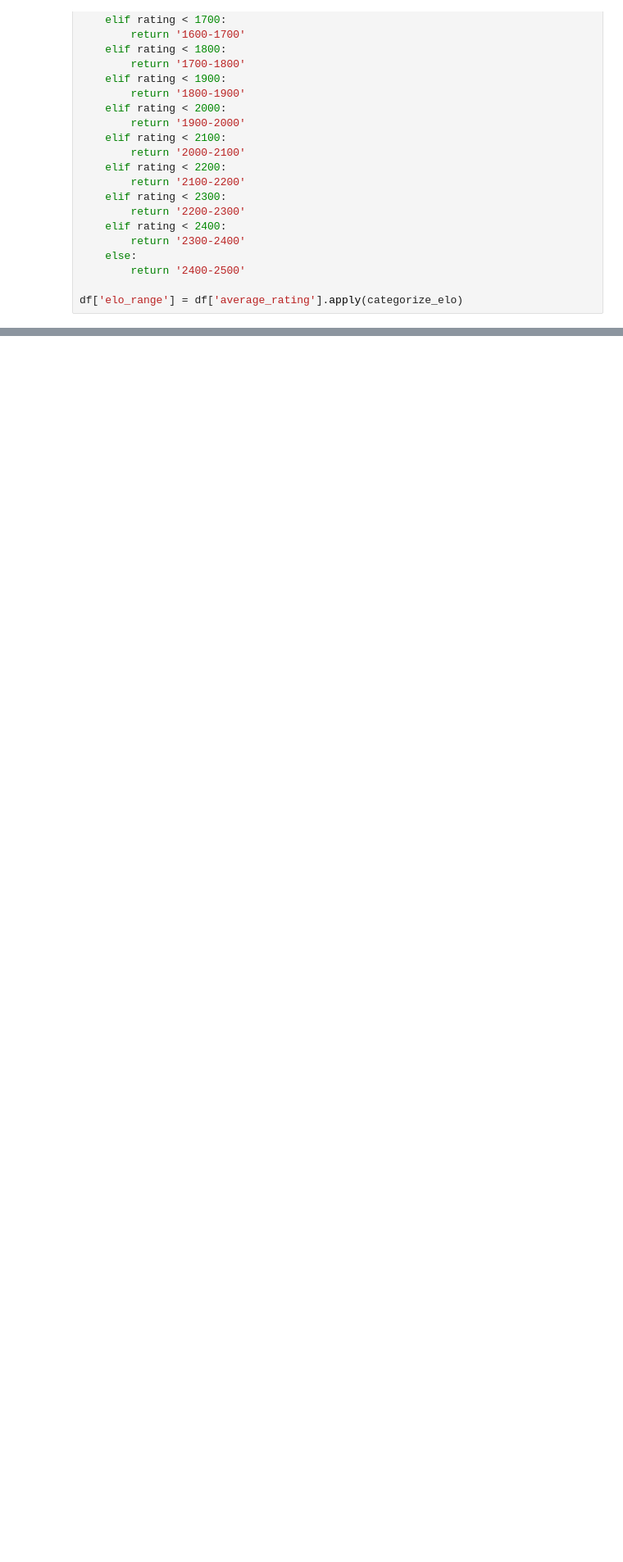
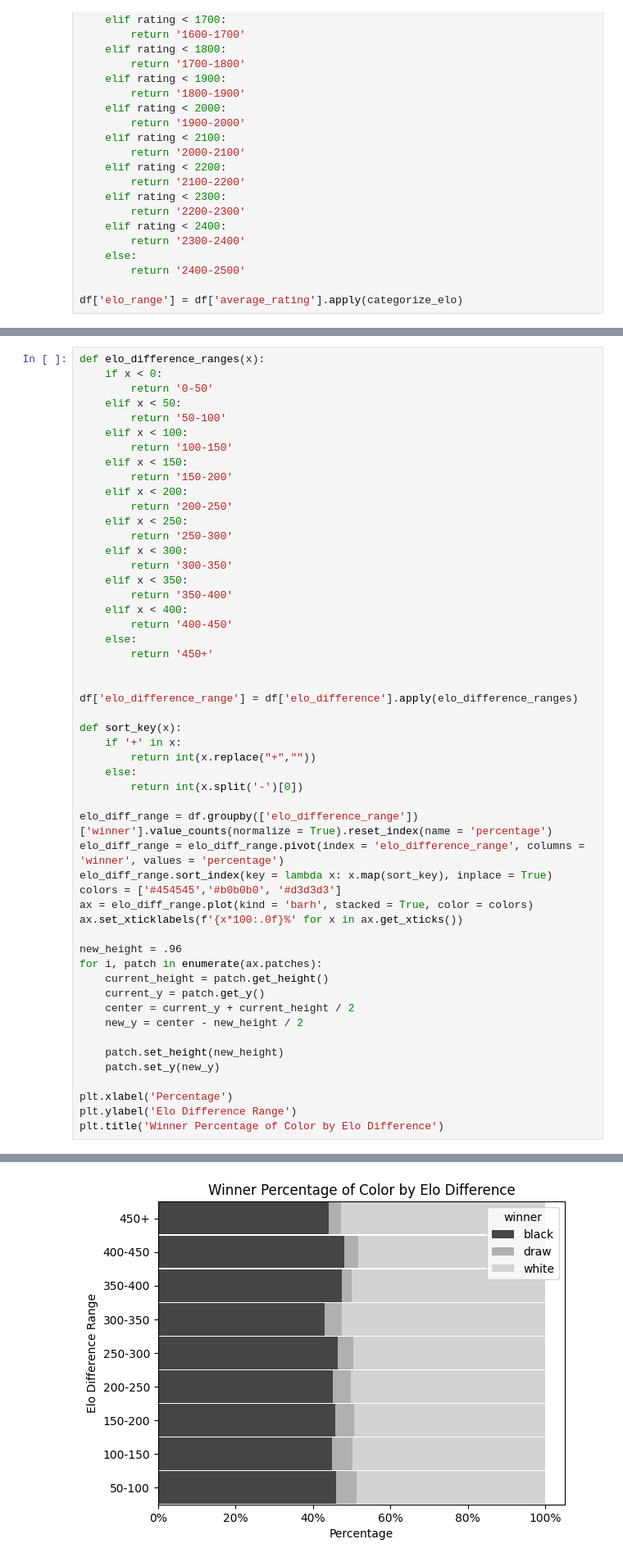
Before and after one commit to ly-daniel/Practice-Projects, a Jupyter notebook: Chess/analyze_chess_games.ipynb, the cells around one changed output, grey strips where cells are left out. Shown at 82% size. Cells and saved outputs as stored; diff of their text form; blank space fills up the shorter version.

```diff
--- a/Chess/analyze_chess_games.ipynb
+++ b/Chess/analyze_chess_games.ipynb
@@ -213,0 +183,53 @@ df_pivot.plot(kind = 'barh', stacked = True)
+# %%
+def elo_difference_ranges(x):
+    if x < 0:
+        return '0-50'
+    elif x < 50:
+        return '50-100'
+    elif x < 100:
+        return '100-150'
+    elif x < 150:
+        return '150-200'
+    elif x < 200:
+        return '200-250'
+    elif x < 250:
+        return '250-300'
+    elif x < 300:
+        return '300-350'
+    elif x < 350:
+        return '350-400'
+    elif x < 400:
+        return '400-450'
+    else:
+        return '450+'
+
+
+df['elo_difference_range'] = df['elo_difference'].apply(elo_difference_ranges)
+
+def sort_key(x):
+    if '+' in x:
+        return int(x.replace("+",""))
+    else:
+        return int(x.split('-')[0])
+
+elo_diff_range = df.groupby(['elo_difference_range'])['winner'].value_counts(normalize = True).reset_index(name = 'percentage')
+elo_diff_range = elo_diff_range.pivot(index = 'elo_difference_range', columns = 'winner', values = 'percentage')
+elo_diff_range.sort_index(key = lambda x: x.map(sort_key), inplace = True)
+colors = ['#454545','#b0b0b0', '#d3d3d3']
+ax = elo_diff_range.plot(kind = 'barh', stacked = True, color = colors)
+ax.set_xticklabels(f'{x*100:.0f}%' for x in ax.get_xticks())
+
+new_height = .96
+for i, patch in enumerate(ax.patches):
+    current_height = patch.get_height()
+    current_y = patch.get_y()
+    center = current_y + current_height / 2
+    new_y = center - new_height / 2
+
+    patch.set_height(new_height)
+    patch.set_y(new_y)
+
+plt.xlabel('Percentage')
+plt.ylabel('Elo Difference Range')
+plt.title('Winner Percentage of Color by Elo Difference')
+# %% [output]
@@ -213,0 +237 @@ df_pivot.plot(kind = 'barh', stacked = True)
+[figure, added]
```
Also changed, not shown: parts of 17 cells of this notebook.
